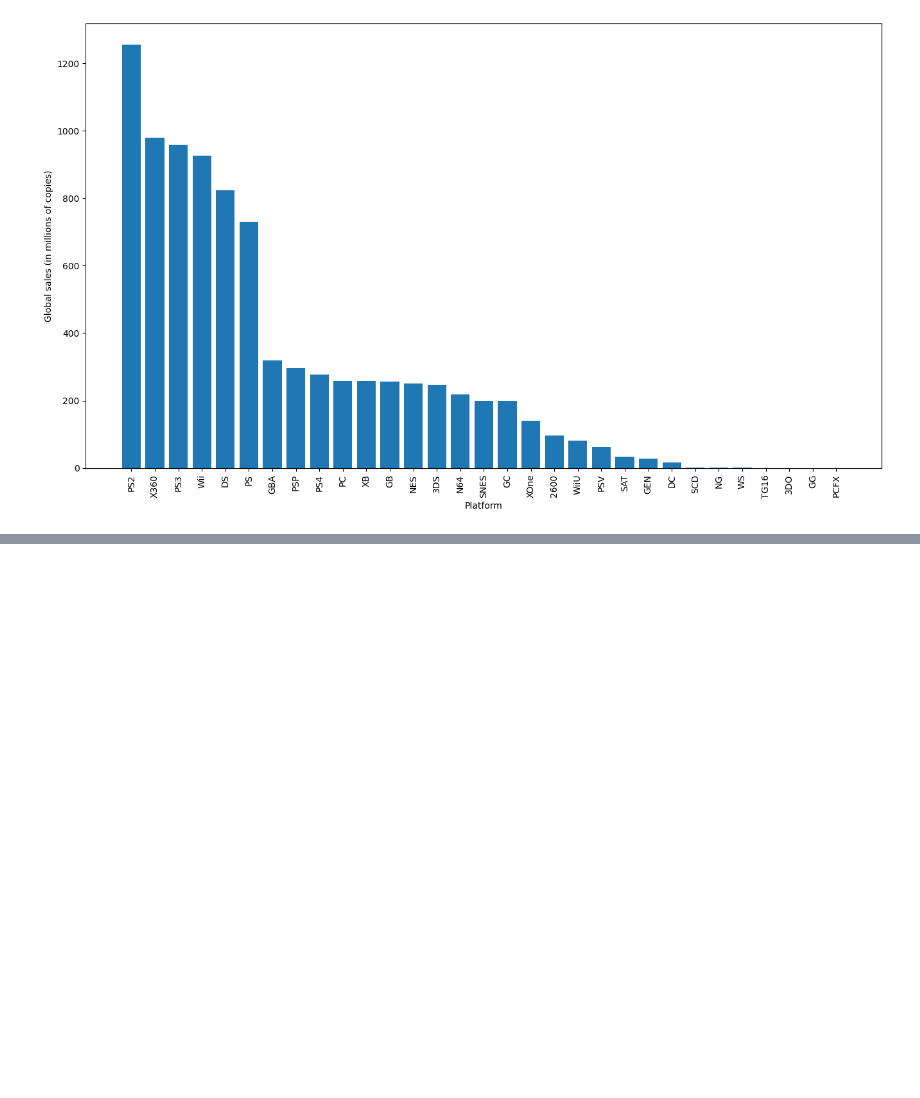
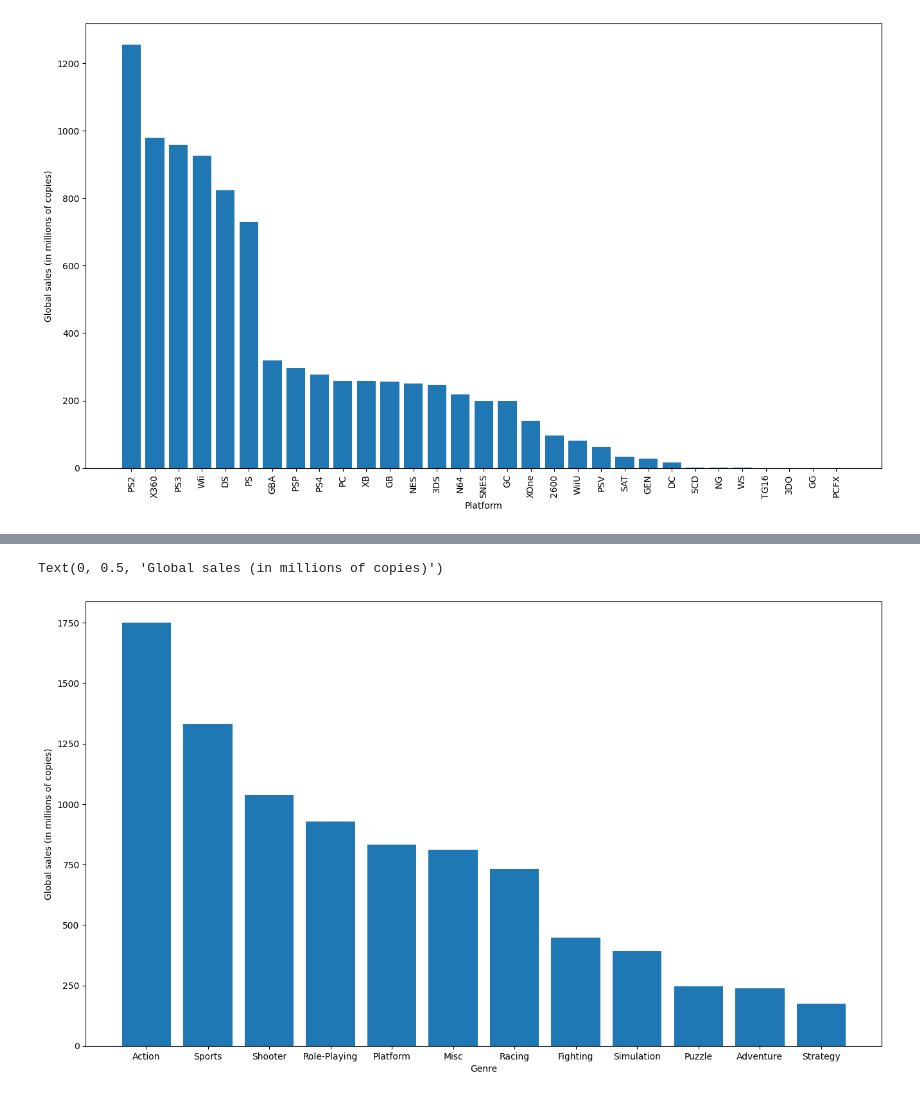
Before and after one commit to hansstanley/YongTauFoo, a Jupyter notebook: notebooks/sales.ipynb, the cells around one changed output, grey strips where cells are left out. Saved outputs shown, nothing was run; the diff lists cells and outputs as text; code cells hidden in the pictures; blank space fills up the shorter version.

Commit message:
Add sales by genre

```diff
--- a/notebooks/sales.ipynb
+++ b/notebooks/sales.ipynb
@@ -105,0 +112,8 @@ Text(0, 0.5, 'Global sales (in millions of copies)')
+# %%
+unique_genres = sales['Genre'].unique()
+genre_rows = [sales[sales['Genre'] == genre] for genre in unique_genres]
+genre_global_sales = [rows['Global_Sales'].sum() for rows in genre_rows]
+genre_global_sales = [[g, s] for g, s in zip(unique_genres, genre_global_sales)]
+genre_global_sales.sort(key=lambda x: x[1], reverse=True)
+genre_global_sales = pd.DataFrame(genre_global_sales)
+genre_global_sales
@@ -105,0 +134,8 @@ Text(0, 0.5, 'Global sales (in millions of copies)')
+# %%
+plt.figure(figsize=(16, 9))
+plt.bar(genre_global_sales.iloc[:, 0], genre_global_sales.iloc[:, 1])
+plt.xlabel('Genre')
+plt.ylabel('Global sales (in millions of copies)')
+# %% [output]
+Text(0, 0.5, 'Global sales (in millions of copies)')
+[figure, added]
```
Also changed, not shown: parts of 4 cells of this notebook, 1 other file.
